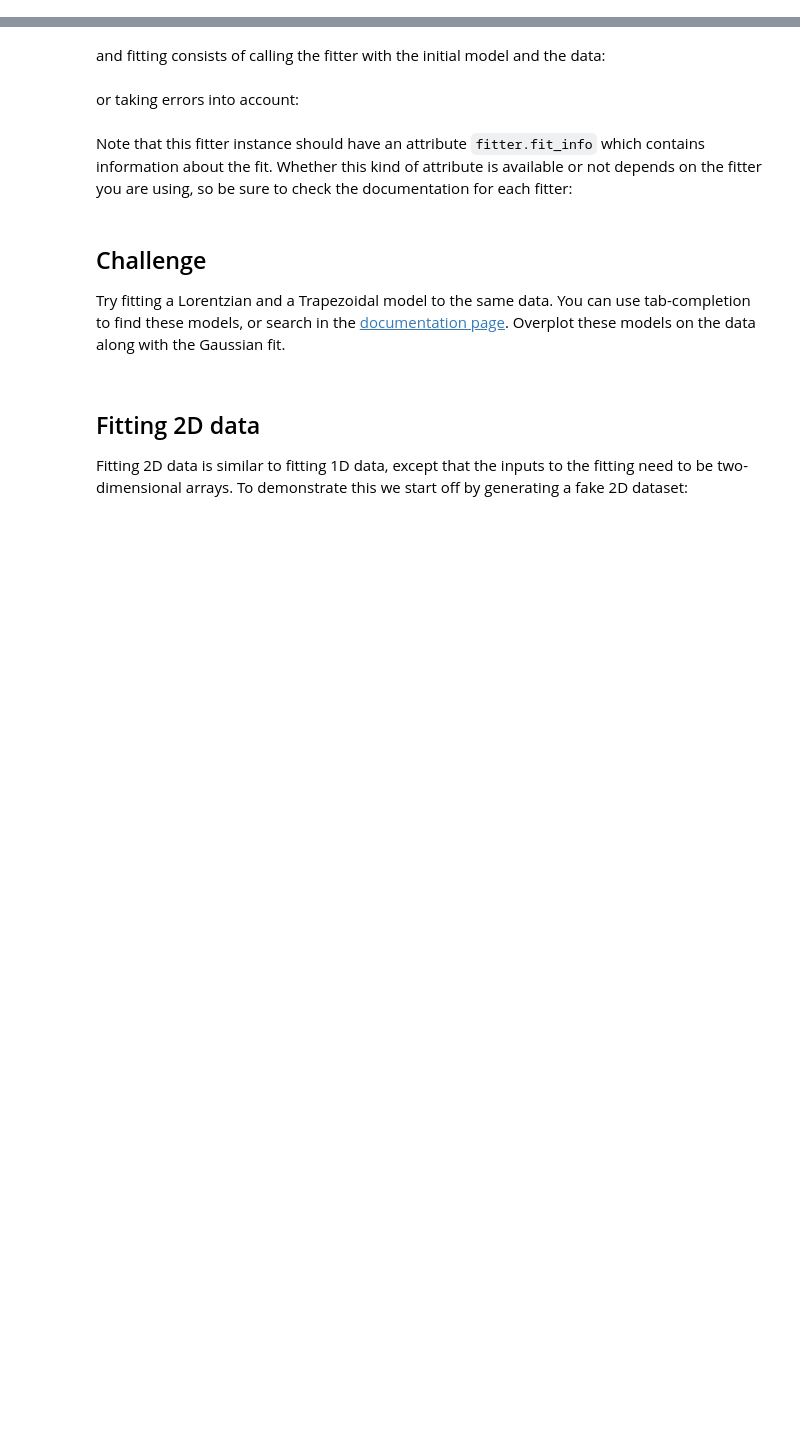
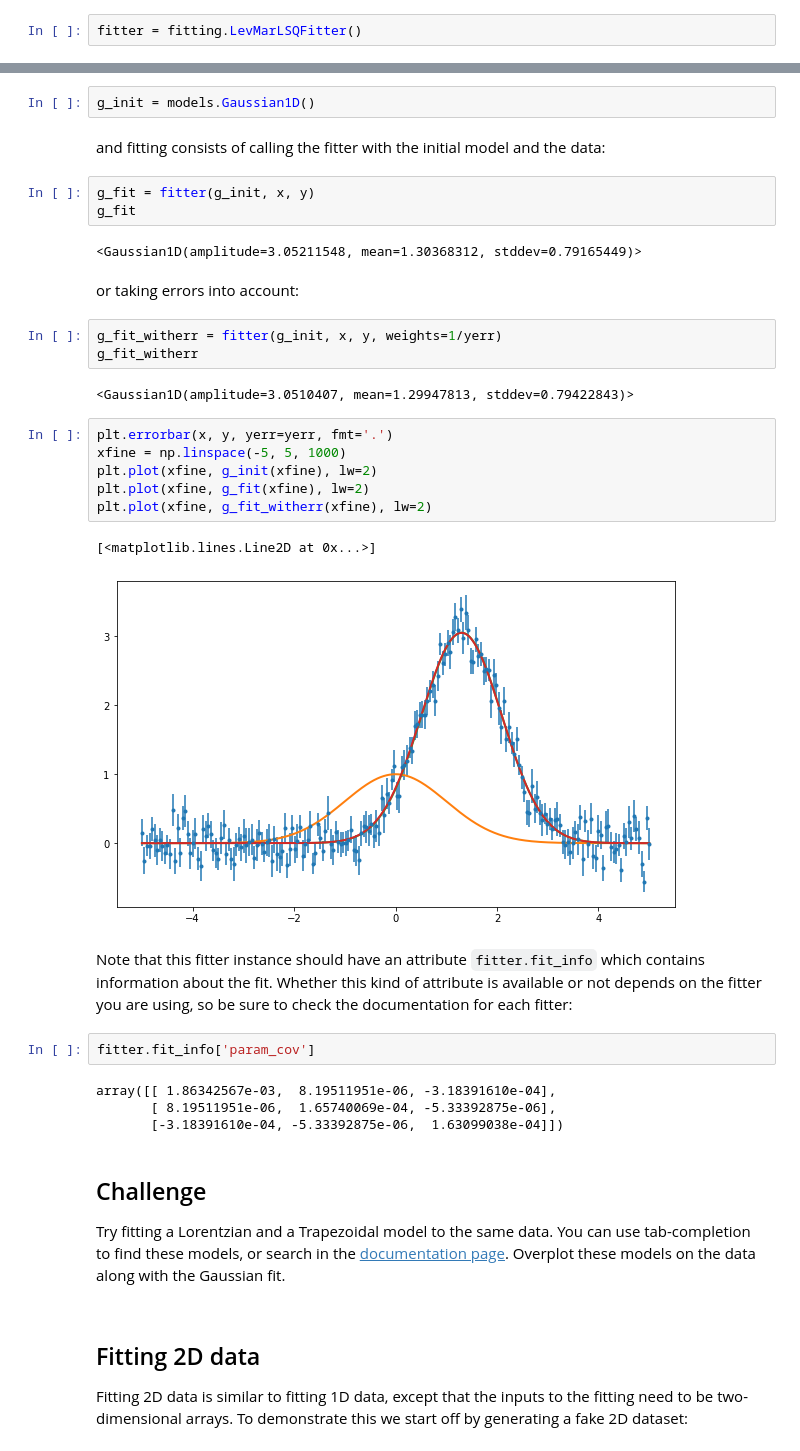
Before and after one commit to bsipocz/ASTR497, a Jupyter notebook: astropy_notebooks/13-modeling.ipynb, the cells around one changed output, grey strips where cells are left out. Saved outputs shown, nothing was run; the diff lists cells and outputs as text; blank space fills up the shorter version.

```diff
--- a/astropy_notebooks/13-modeling.ipynb
+++ b/astropy_notebooks/13-modeling.ipynb
@@ -62,13 +122,42 @@ _ = plt.errorbar(x, y, yerr=yerr, fmt='.')
 # %% [markdown]
 We start off by creating a fitter - there are a number of different fitters available, and here we will use the Levenberg-Marquardt algorithm (which is implemented by [scipy](https://www.scipy.org/) behind the scenes):
+# %%
+fitter = fitting.LevMarLSQFitter()
 # %% [markdown]
 We set up an initial model to fit to the data:
+# %%
+g_init = models.Gaussian1D()
 # %% [markdown]
 and fitting consists of calling the fitter with the initial model and the data:
+# %%
+g_fit = fitter(g_init, x, y)
+g_fit
+# %% [output]
+<Gaussian1D(amplitude=3.05211548, mean=1.30368312, stddev=0.79165449)>
 # %% [markdown]
 or taking errors into account:
+# %%
+g_fit_witherr = fitter(g_init, x, y, weights=1/yerr)
+g_fit_witherr
+# %% [output]
+<Gaussian1D(amplitude=3.0510407, mean=1.29947813, stddev=0.79422843)>
+# %%
+plt.errorbar(x, y, yerr=yerr, fmt='.')
+xfine = np.linspace(-5, 5, 1000)
+plt.plot(xfine, g_init(xfine), lw=2)
+plt.plot(xfine, g_fit(xfine), lw=2)
+plt.plot(xfine, g_fit_witherr(xfine), lw=2)
+# %% [output]
+[<matplotlib.lines.Line2D at 0x...>]
+[figure, added]
 # %% [markdown]
 Note that this fitter instance should have an attribute ``fitter.fit_info`` which contains information about the fit. Whether this kind of attribute is available or not depends on the fitter you are using, so be sure to check the documentation for each fitter:
+# %%
+fitter.fit_info['param_cov']
+# %% [output]
+array([[ 1.86342567e-03,  8.19511951e-06, -3.18391610e-04],
+       [ 8.19511951e-06,  1.65740069e-04, -5.33392875e-06],
+       [-3.18391610e-04, -5.33392875e-06,  1.63099038e-04]])
 # %% [markdown]
 
 <section class="challenge panel panel-success">
```
Also changed, not shown: parts of 32 cells of this notebook.
